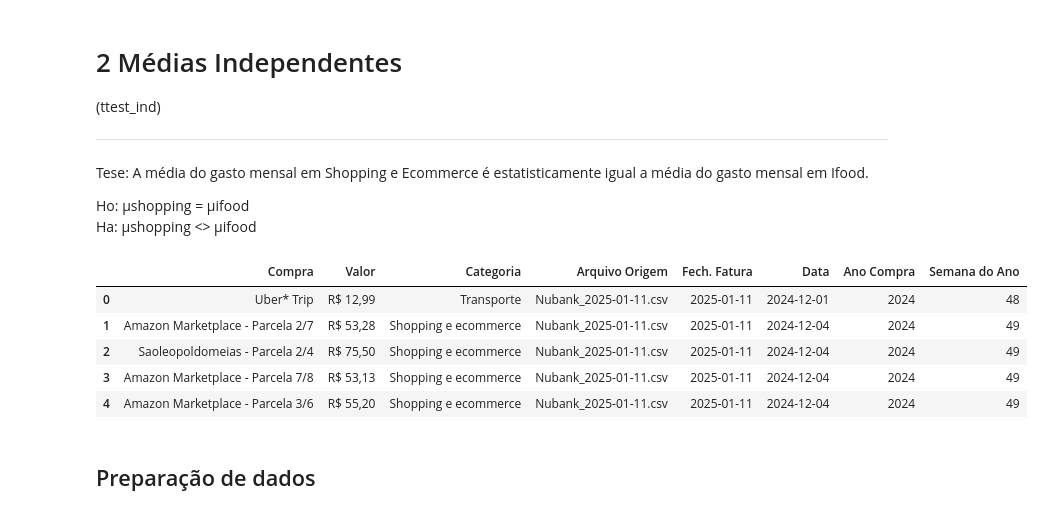
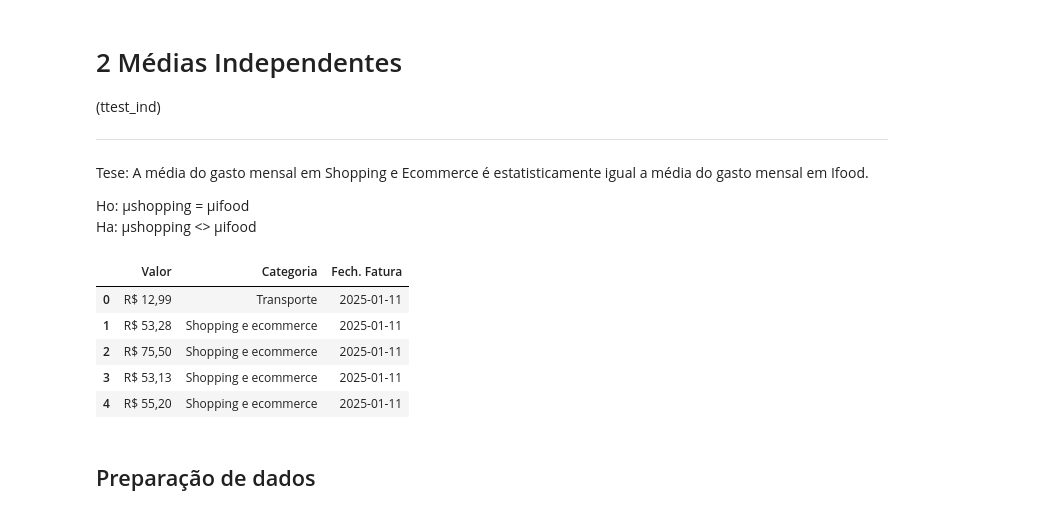
Before and after one commit to esdrasantos/statistical-concepts-and-practice, a Jupyter notebook: cstfm_mod_8_t_z_tests.ipynb, the cells around one changed output. Saved outputs shown, nothing was run; the diff lists cells and outputs as text; code cells hidden in the pictures.

```diff
--- a/cstfm_mod_8_t_z_tests.ipynb
+++ b/cstfm_mod_8_t_z_tests.ipynb
@@ -627,14 +588,14 @@ Tese: A média do gasto mensal em Shopping e Ecommerce é estatisticamente igual
 Ho: μshopping = μifood\
 Ha: μshopping <> μifood
 # %%
-dados.head()
+dados[['Valor','Categoria','Fech. Fatura']].head()
 # %% [output]
-|  | Compra | Valor | Categoria | Arquivo Origem | Fech. Fatura | Data | Ano Compra | Semana do Ano |
-| 0 | Uber* Trip | R$ 12,99 | Transporte | Nubank_2025-01-11.csv | 2025-01-11 | 2024-12-01 | 2024 | 48 |
-| 1 | Amazon Marketplace - Parcela 2/7 | R$ 53,28 | Shopping e ecommerce | Nubank_2025-01-11.csv | 2025-01-11 | 2024-12-04 | 2024 | 49 |
-| 2 | Saoleopoldomeias - Parcela 2/4 | R$ 75,50 | Shopping e ecommerce | Nubank_2025-01-11.csv | 2025-01-11 | 2024-12-04 | 2024 | 49 |
-| 3 | Amazon Marketplace - Parcela 7/8 | R$ 53,13 | Shopping e ecommerce | Nubank_2025-01-11.csv | 2025-01-11 | 2024-12-04 | 2024 | 49 |
-| 4 | Amazon Marketplace - Parcela 3/6 | R$ 55,20 | Shopping e ecommerce | Nubank_2025-01-11.csv | 2025-01-11 | 2024-12-04 | 2024 | 49 |
+|  | Valor | Categoria | Fech. Fatura |
+| 0 | R$ 12,99 | Transporte | 2025-01-11 |
+| 1 | R$ 53,28 | Shopping e ecommerce | 2025-01-11 |
+| 2 | R$ 75,50 | Shopping e ecommerce | 2025-01-11 |
+| 3 | R$ 53,13 | Shopping e ecommerce | 2025-01-11 |
+| 4 | R$ 55,20 | Shopping e ecommerce | 2025-01-11 |
 # %% [markdown]
 ## Preparação de dados
 # %%
```
Also changed, not shown: parts of 6 cells of this notebook.
